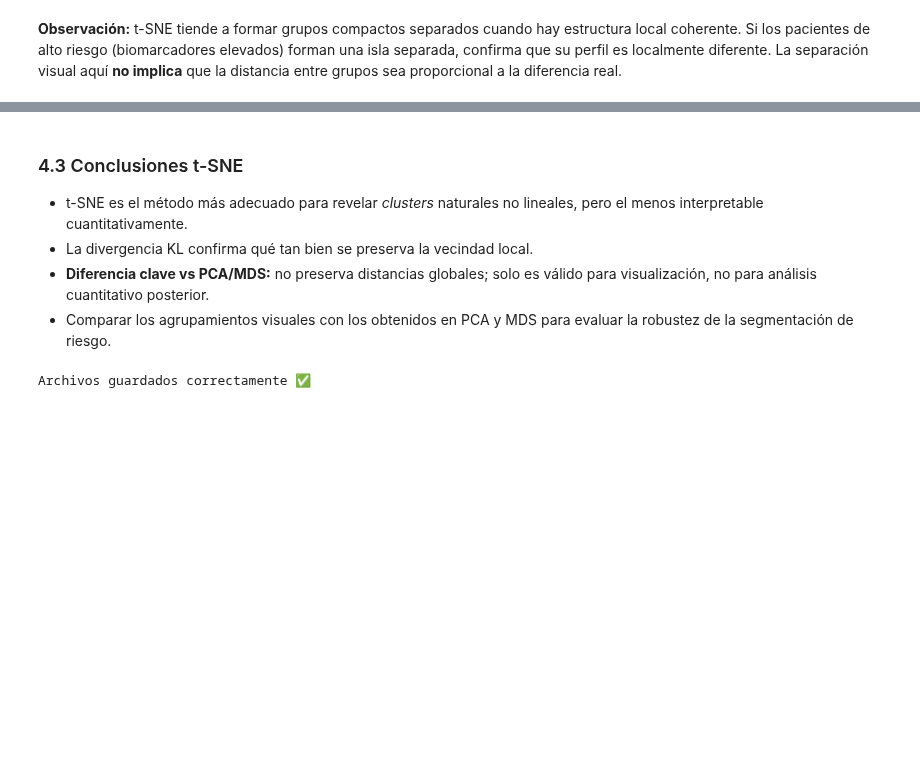
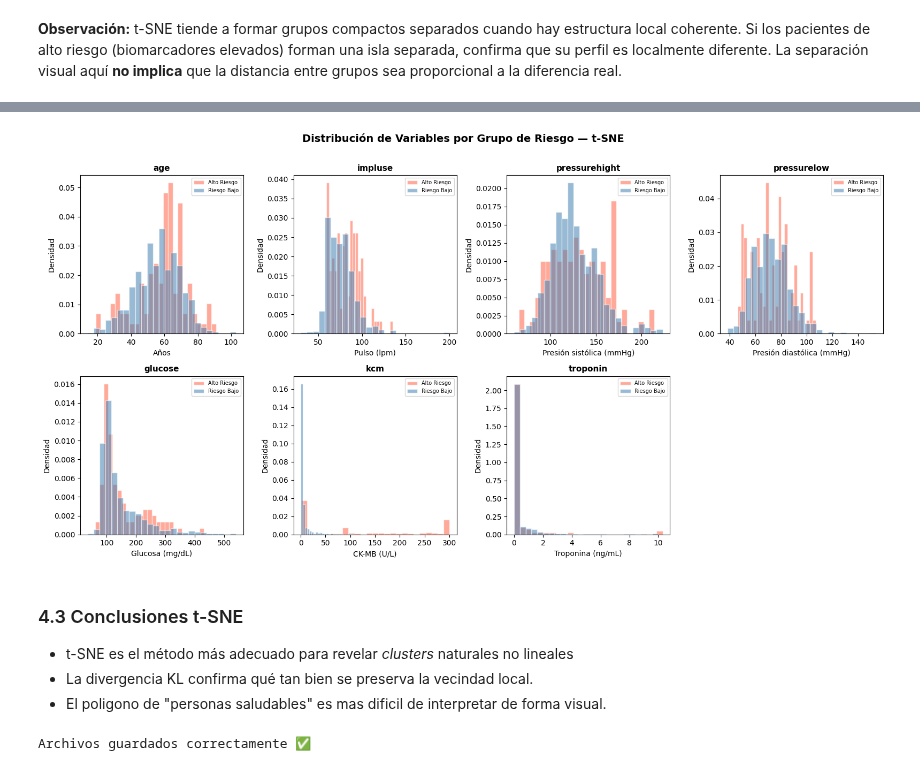
Before and after one commit to somexav/ciencia_datos_m3_e1, a Jupyter notebook: M3E1_HeartAttack_Xavier.ipynb, the cells around one changed output, grey strips where cells are left out. Drawn from its saved outputs; the diff is of its cells as text; code cells hidden in the pictures; blank space fills up the shorter version.

```diff
--- a/M3E1_HeartAttack_Xavier.ipynb
+++ b/M3E1_HeartAttack_Xavier.ipynb
@@ -864,10 +894,38 @@ Name: count, dtype: int64
+# %%
+# ─── DataFrame con variables originales + grupo t-SNE ────────────────────────
+df_analisis_tsne = df[features].copy().reset_index(drop=True)
+df_analisis_tsne['grupo'] = grupo_tsne  # grupos definidos por el polígono
+
+# ─── Comparación visual de distribuciones por grupo ──────────────────────────
+colores_tsne = {'Alto Riesgo': 'tomato', 'Riesgo Bajo': 'steelblue'}
+
+fig, axes = plt.subplots(2, 4, figsize=(16, 8))
+axes = axes.flatten()
+
+for i, col in enumerate(features):
+    for grupo, color in colores_tsne.items():
+        datos = df_analisis_tsne.loc[df_analisis_tsne['grupo'] == grupo, col]
+        axes[i].hist(datos, bins=25, alpha=0.55, color=color,
+                     label=grupo, edgecolor='white', density=True)
+    axes[i].set_title(col, fontsize=11, fontweight='bold')
+    axes[i].set_ylabel('Densidad')
+    axes[i].set_xlabel(etiquetas.get(col, col), fontsize=10)
+    axes[i].legend(fontsize=7)
+
+axes[-1].set_visible(False)
+
+plt.suptitle('Distribución de Variables por Grupo de Riesgo — t-SNE',
+             fontsize=14, fontweight='bold', y=1.01)
+plt.tight_layout()
+plt.show()
+# %% [output]
+[figure, added]
 # %% [markdown]
 ### 4.3 Conclusiones t-SNE
 
-- t-SNE es el método más adecuado para revelar *clusters* naturales no lineales, pero el menos interpretable cuantitativamente.
+- t-SNE es el método más adecuado para revelar *clusters* naturales no lineales
 - La divergencia KL confirma qué tan bien se preserva la vecindad local.
-- **Diferencia clave vs PCA/MDS:** no preserva distancias globales; solo es válido para visualización, no para análisis cuantitativo posterior.
-- Comparar los agrupamientos visuales con los obtenidos en PCA y MDS para evaluar la robustez de la segmentación de riesgo.
+- El poligono de "personas saludables" es mas dificil de interpretar de forma visual.
 # %%
 # Convertir a DataFrame y guardar
 pd.DataFrame(X_mds_m,  columns=['MDS_m_1',  'MDS_m_2'] ).to_csv('X_mds_m.csv',  index=False)
```
Also changed, not shown: parts of 13 cells of this notebook, 3 other files.
